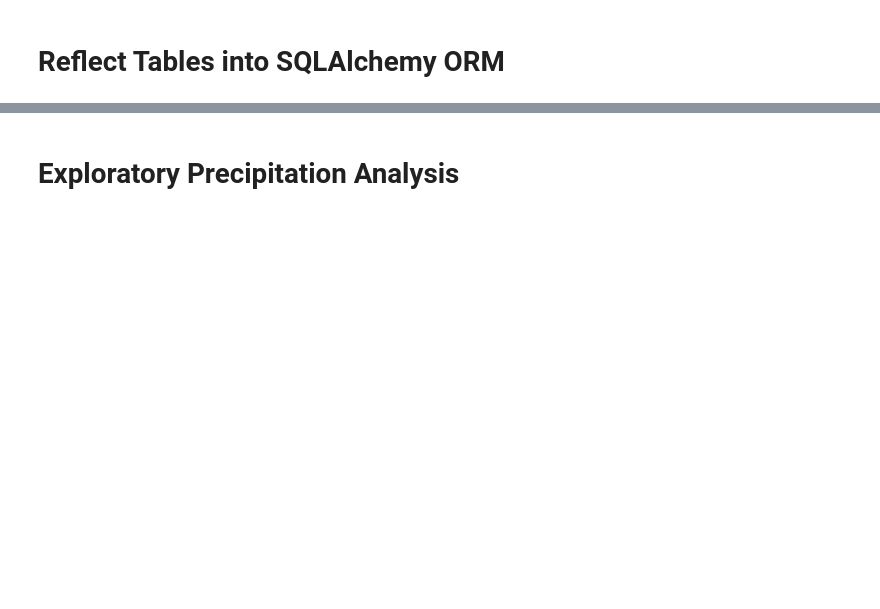
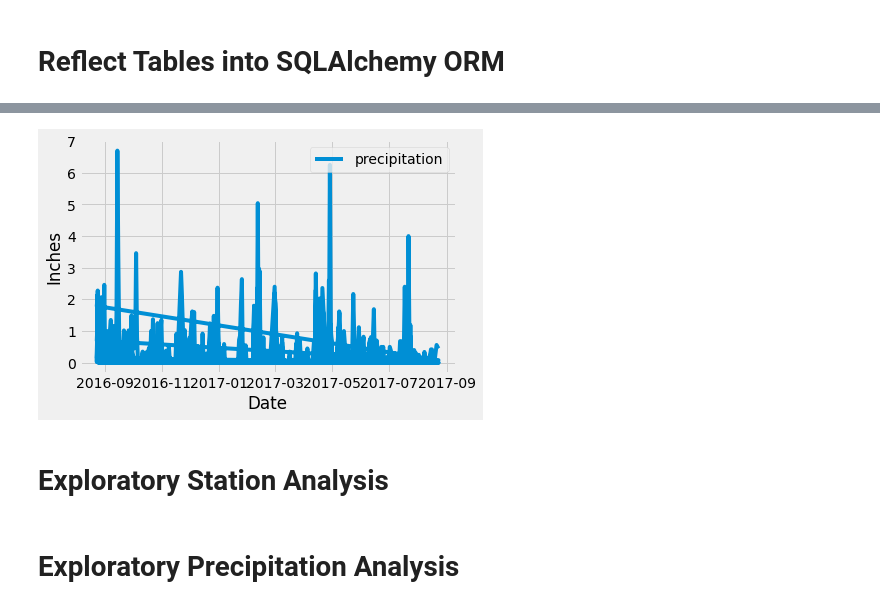
Before and after one commit to granginderpreet/sqlalchemy-challenge, a Jupyter notebook: climate_starter.ipynb, the cells around one changed output, grey strips where cells are left out. Saved outputs shown, nothing was run; the diff lists cells and outputs as text; code cells hidden in the pictures; blank space fills up the shorter version.

Commit message:
More changes. Precipitaton plot has some bug but rest is fine

```diff
--- a/climate_starter.ipynb
+++ b/climate_starter.ipynb
@@ -49,0 +84,7 @@ FROM station
+# %%
+# Design a query to retrieve the last 12 months of precipitation data and plot the results.
+# Starting from the most recent data point in the database.
+
+# Calculate the date one year from the last date in data set.
+twelve_month_old_date =  (datetime.strptime(recent_date, "%Y-%m-%d") -  timedelta(days=365)).strftime("%Y-%m-%d") #relativedelta(years=1)
+print(twelve_month_old_date)
@@ -49,0 +93,8 @@ FROM station
+# %%
+
+# Perform a query to retrieve the data and precipitation scores
+
+
+results = session.query(measurement).filter(measurement.date>=twelve_month_old_date).with_entities(measurement.date,measurement.prcp)
+prcp_df=pd.DataFrame(results)
+prcp_df.head()
@@ -49,0 +108,11 @@ FROM station
+# %%
+
+#Drop empty rows
+prcp_df.dropna(inplace=True)
+prcp_df["date"]= pd.to_datetime(prcp_df['date'], format='%Y-%m-%d')
+# Save the query results as a Pandas DataFrame and set the index to the date column
+prcp_df.set_index(["date"], inplace=True, drop=True)
+prcp_df.head()
+
+# * Sort the DataFrame values by `date`.
+prcp_df.sort_index()
@@ -49,0 +134,12 @@ FROM station
+# %%
+
+# * Plot the results using the DataFrame `plot` method.
+plt.clf()
+plt.plot(prcp_df.index,prcp_df["prcp"], label="precipitation")
+prcp_df.to_excel("output.xlsx")
+plt.xlabel("Date")
+plt.ylabel("Inches")
+plt.legend( loc ="upper right")
+plt.show()
+# %% [output]
+[figure, added]
@@ -49,0 +149,2 @@ FROM station
+# %% [markdown]
+# Exploratory Station Analysis
```
Also changed, not shown: parts of 28 cells of this notebook, 3 other files.
